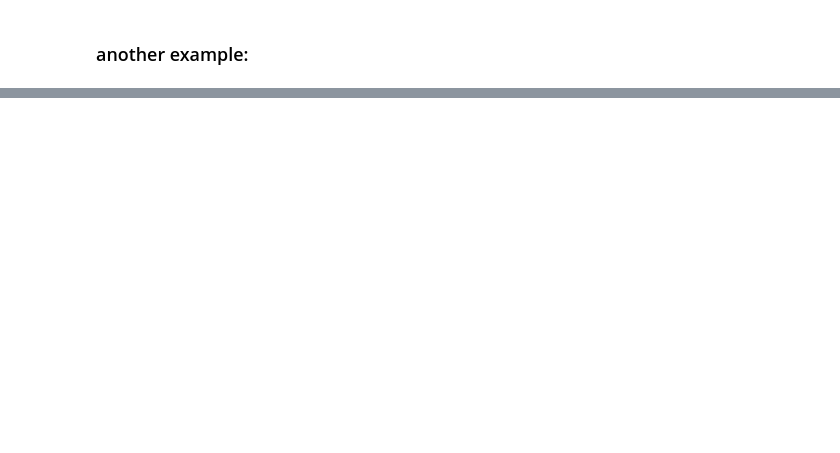
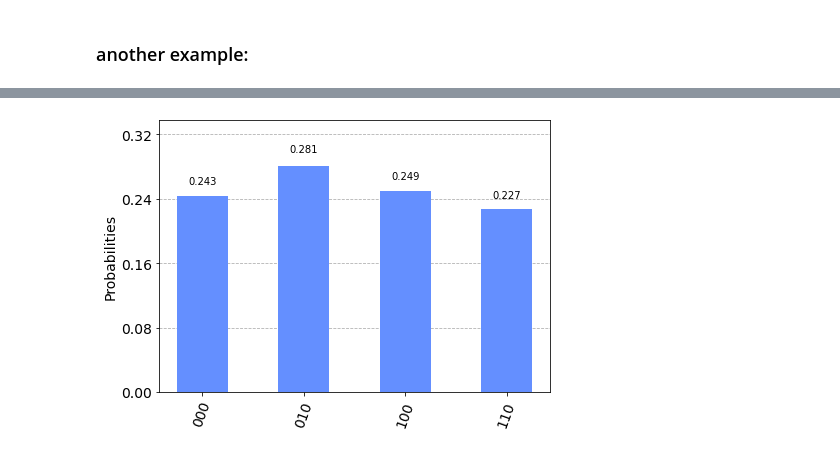
Before and after one commit to VoicuTomut/Qsiris-Quantum-Odyssey-and-Qiskit, a Jupyter notebook: example_odyssey_to_qiskit.ipynb, the cells around one changed output, grey strips where cells are left out. Saved outputs shown, nothing was run; the diff lists cells and outputs as text; code cells hidden in the pictures; blank space fills up the shorter version.

```diff
--- a/example_odyssey_to_qiskit.ipynb
+++ b/example_odyssey_to_qiskit.ipynb
@@ -72,3 +79,11 @@ print(result.get_unitary(qc, decimals=3))
+# %%
+backend = Aer.get_backend('qasm_simulator')
+job = execute(qc, backend,shots=1000)
+result = job.result()
+counts = result.get_counts()
+plot_histogram(counts)
+# %% [output]
+[figure, added]
 # %%
 backend = Aer.get_backend('qasm_simulator')
 result = transpile(qc, backend=backend, optimization_level=3)
```
Also changed, not shown: parts of 12 cells of this notebook, 2 other files.
